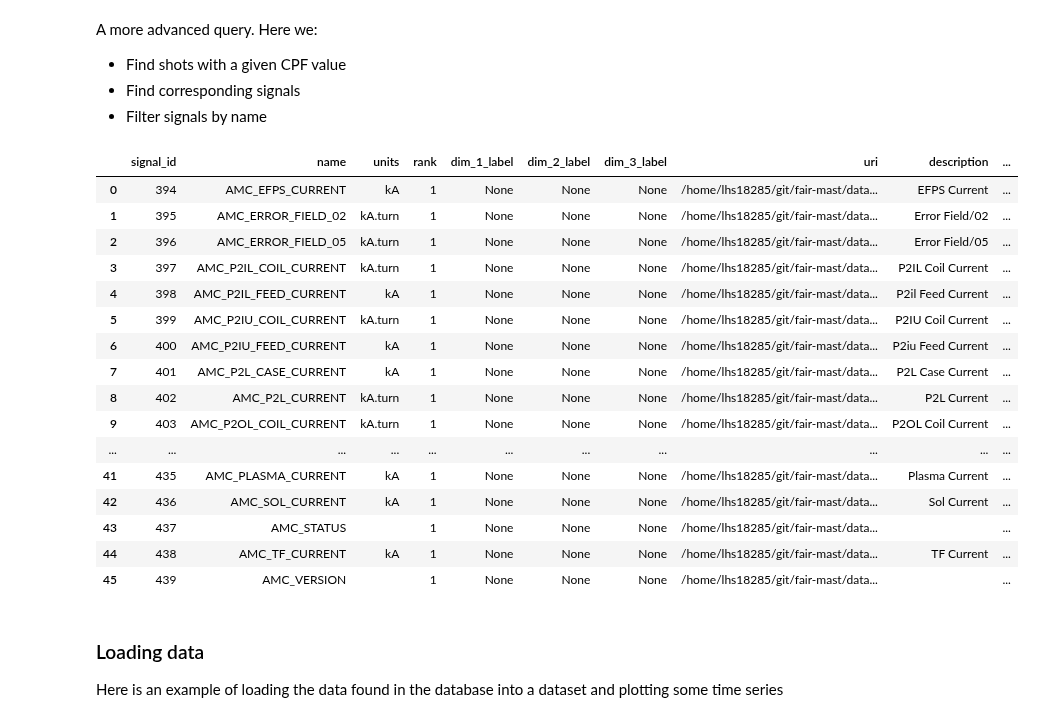
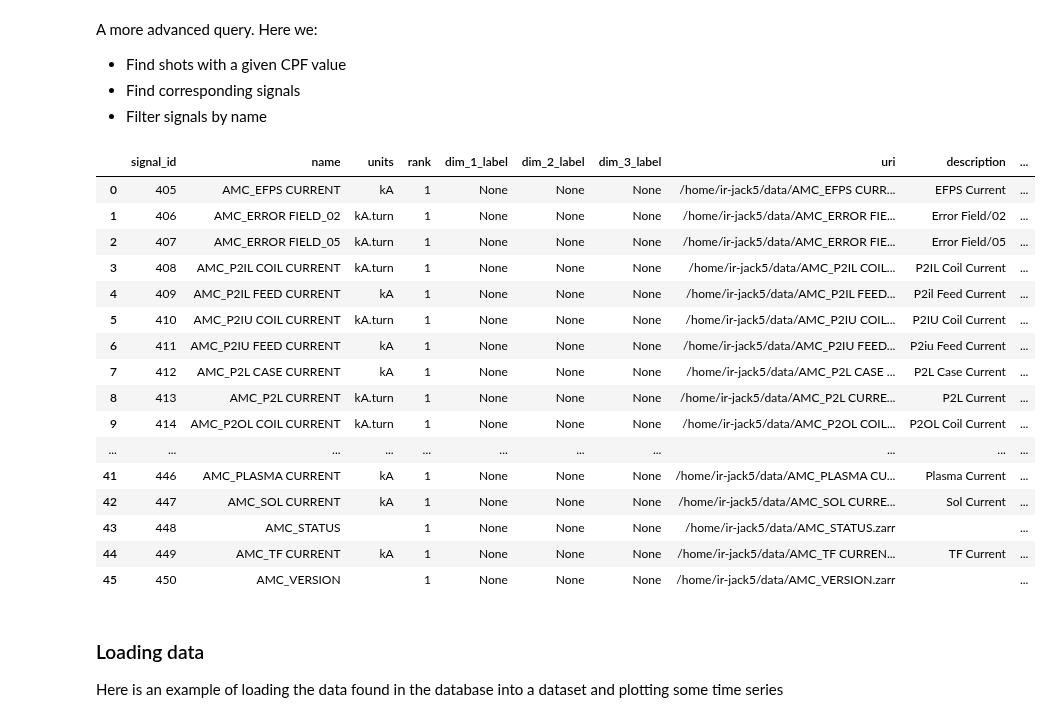
Before and after one commit to ukaea/fair-mast, a Jupyter notebook: db_query_example.ipynb, the cells around one changed output. Cells and saved outputs as stored; diff of their text form; code cells hidden in the pictures.

```diff
--- a/db_query_example.ipynb
+++ b/db_query_example.ipynb
@@ -98,57 +129,55 @@ A more advanced query. Here we:
  - Find corresponding signals
  - Filter signals by name
 # %%
-
 shots = metadata.tables['shots']
 signals = metadata.tables['signals']
 shot_signal_link = metadata.tables['shot_signal_link']
 
 # Query all shots with zmag_efit > .04
 qshots = (
     session.query(shots)
-          .filter(shots.c.cpf_zmag_efit > .04)
-          .filter(shots.c.shot_id >= 30110)
-          .filter(shots.c.shot_id <= 30131)
+          .filter(shots.c.shot_id >= 27396)
+          .filter(shots.c.shot_id <= 30036)
 )
 qshots = pd.read_sql(qshots.statement, con=engine.connect())
 shot_ids = qshots['shot_id'].values
 shot_ids = list(map(str, shot_ids))
 
 # Query for corresponding signal IDs
 qshot_signal = (
     session.query(shot_signal_link.c.signal_id)
     .filter(shot_signal_link.c.shot_id.in_(qshots.shot_id))
     .distinct()
 )
 qshot_signal = pd.read_sql(qshot_signal.statement, con=engine.connect())
 
 # Query for signal data, filter only names containing 'acd'
 qsignal = (
     session.query(signals)
     .filter(signals.c.signal_id.in_(qshot_signal.signal_id))
     .filter(signals.c.name.contains('AMC'))
 )
 
 result = pd.read_sql(qsignal.statement, con=engine.connect())
 result
 # %% [output]
 |  | signal_id | name | units | rank | dim_1_label | dim_2_label | dim_3_label | uri | description | ... |
-| 0 | 394 | AMC_EFPS_CURRENT | kA | 1 | None | None | None | /home/lhs18285/git/fair-mast/data... | EFPS Current | ... |
-| 1 | 395 | AMC_ERROR_FIELD_02 | kA.turn | 1 | None | None | None | /home/lhs18285/git/fair-mast/data... | Error Field/02 | ... |
-| 2 | 396 | AMC_ERROR_FIELD_05 | kA.turn | 1 | None | None | None | /home/lhs18285/git/fair-mast/data... | Error Field/05 | ... |
-| 3 | 397 | AMC_P2IL_COIL_CURRENT | kA.turn | 1 | None | None | None | /home/lhs18285/git/fair-mast/data... | P2IL Coil Current | ... |
-| 4 | 398 | AMC_P2IL_FEED_CURRENT | kA | 1 | None | None | None | /home/lhs18285/git/fair-mast/data... | P2il Feed Current | ... |
-| 5 | 399 | AMC_P2IU_COIL_CURRENT | kA.turn | 1 | None | None | None | /home/lhs18285/git/fair-mast/data... | P2IU Coil Current | ... |
-| 6 | 400 | AMC_P2IU_FEED_CURRENT | kA | 1 | None | None | None | /home/lhs18285/git/fair-mast/data... | P2iu Feed Current | ... |
-| 7 | 401 | AMC_P2L_CASE_CURRENT | kA | 1 | None | None | None | /home/lhs18285/git/fair-mast/data... | P2L Case Current | ... |
-| 8 | 402 | AMC_P2L_CURRENT | kA.turn | 1 | None | None | None | /home/lhs18285/git/fair-mast/data... | P2L Current | ... |
-| 9 | 403 | AMC_P2OL_COIL_CURRENT | kA.turn | 1 | None | None | None | /home/lhs18285/git/fair-mast/data... | P2OL Coil Current | ... |
+| 0 | 405 | AMC_EFPS CURRENT | kA | 1 | None | None | None | /home/ir-jack5/data/AMC_EFPS CURR... | EFPS Current | ... |
+| 1 | 406 | AMC_ERROR FIELD_02 | kA.turn | 1 | None | None | None | /home/ir-jack5/data/AMC_ERROR FIE... | Error Field/02 | ... |
+| 2 | 407 | AMC_ERROR FIELD_05 | kA.turn | 1 | None | None | None | /home/ir-jack5/data/AMC_ERROR FIE... | Error Field/05 | ... |
+| 3 | 408 | AMC_P2IL COIL CURRENT | kA.turn | 1 | None | None | None | /home/ir-jack5/data/AMC_P2IL COIL... | P2IL Coil Current | ... |
+| 4 | 409 | AMC_P2IL FEED CURRENT | kA | 1 | None | None | None | /home/ir-jack5/data/AMC_P2IL FEED... | P2il Feed Current | ... |
+| 5 | 410 | AMC_P2IU COIL CURRENT | kA.turn | 1 | None | None | None | /home/ir-jack5/data/AMC_P2IU COIL... | P2IU Coil Current | ... |
+| 6 | 411 | AMC_P2IU FEED CURRENT | kA | 1 | None | None | None | /home/ir-jack5/data/AMC_P2IU FEED... | P2iu Feed Current | ... |
+| 7 | 412 | AMC_P2L CASE CURRENT | kA | 1 | None | None | None | /home/ir-jack5/data/AMC_P2L CASE ... | P2L Case Current | ... |
+| 8 | 413 | AMC_P2L CURRENT | kA.turn | 1 | None | None | None | /home/ir-jack5/data/AMC_P2L CURRE... | P2L Current | ... |
+| 9 | 414 | AMC_P2OL COIL CURRENT | kA.turn | 1 | None | None | None | /home/ir-jack5/data/AMC_P2OL COIL... | P2OL Coil Current | ... |
 | ... | ... | ... | ... | ... | ... | ... | ... | ... | ... | ... |
-| 41 | 435 | AMC_PLASMA_CURRENT | kA | 1 | None | None | None | /home/lhs18285/git/fair-mast/data... | Plasma Current | ... |
-| 42 | 436 | AMC_SOL_CURRENT | kA | 1 | None | None | None | /home/lhs18285/git/fair-mast/data... | Sol Current | ... |
-| 43 | 437 | AMC_STATUS |  | 1 | None | None | None | /home/lhs18285/git/fair-mast/data... |  | ... |
-| 44 | 438 | AMC_TF_CURRENT | kA | 1 | None | None | None | /home/lhs18285/git/fair-mast/data... | TF Current | ... |
-| 45 | 439 | AMC_VERSION |  | 1 | None | None | None | /home/lhs18285/git/fair-mast/data... |  | ... |
+| 41 | 446 | AMC_PLASMA CURRENT | kA | 1 | None | None | None | /home/ir-jack5/data/AMC_PLASMA CU... | Plasma Current | ... |
+| 42 | 447 | AMC_SOL CURRENT | kA | 1 | None | None | None | /home/ir-jack5/data/AMC_SOL CURRE... | Sol Current | ... |
+| 43 | 448 | AMC_STATUS |  | 1 | None | None | None | /home/ir-jack5/data/AMC_STATUS.zarr |  | ... |
+| 44 | 449 | AMC_TF CURRENT | kA | 1 | None | None | None | /home/ir-jack5/data/AMC_TF CURREN... | TF Current | ... |
+| 45 | 450 | AMC_VERSION |  | 1 | None | None | None | /home/ir-jack5/data/AMC_VERSION.zarr |  | ... |
 # %% [markdown]
 ### Loading data
 
```
Also changed, not shown: parts of 8 cells of this notebook, 2 other files.
